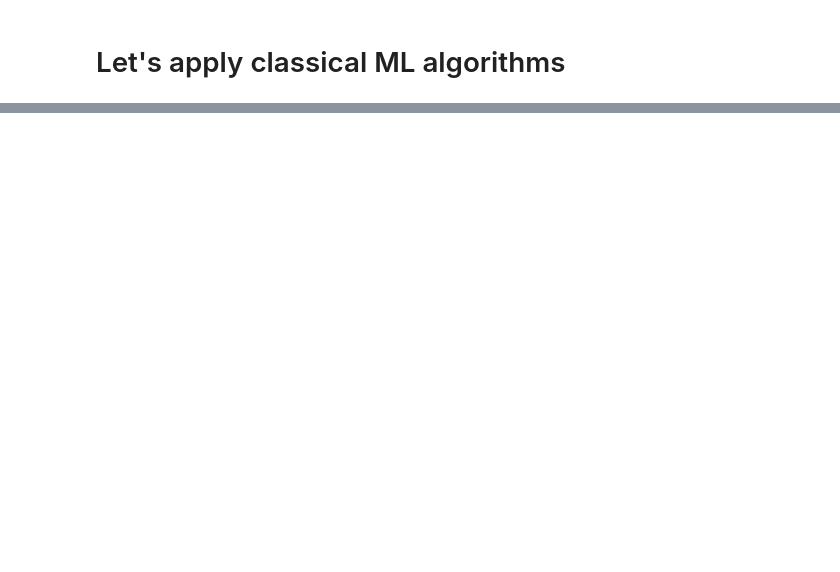
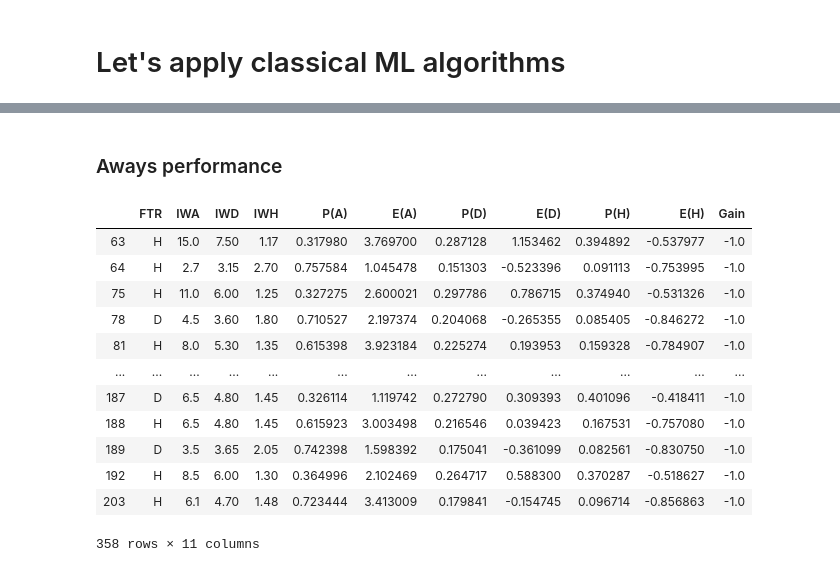
Before and after one commit to TheoGreg/BettingAI, a Jupyter notebook: Football/Premier_League_Analysis.ipynb, the cells around one changed output, grey strips where cells are left out. Drawn from its saved outputs; the diff is of its cells as text; code cells hidden in the pictures; blank space fills up the shorter version.

```diff
--- a/Football/Premier_League_Analysis.ipynb
+++ b/Football/Premier_League_Analysis.ipynb
@@ -367,0 +537,29 @@ Accuracy (test) for L2 logistic (Multinomial): 55.5%
+# %% [markdown]
+### Aways performance
+# %%
+#Selection of the aways
+away_floor = performance_df['E(A)'] > floor
+away_cap = performance_df['E(A)'] < cap
+selected_away = performance_df[away_floor & away_cap]
+
+#Computation of actual gains on aways
+selected_away['Gain'] = 0.0
+is_Away = selected_away['FTR'] == 'A'
+not_Away = selected_away['FTR'] != 'A'
+selected_away.loc[not_Away, 'Gain'] = -1.0
+selected_away.loc[is_Away, 'Gain'] = selected_away.loc[is_Away,'IWA'] - 1.0
+selected_away
+# %% [output]
+|  | FTR | IWA | IWD | IWH | P(A) | E(A) | P(D) | E(D) | P(H) | E(H) | Gain |
+| 63 | H | 15.0 | 7.50 | 1.17 | 0.317980 | 3.769700 | 0.287128 | 1.153462 | 0.394892 | -0.537977 | -1.0 |
+| 64 | H | 2.7 | 3.15 | 2.70 | 0.757584 | 1.045478 | 0.151303 | -0.523396 | 0.091113 | -0.753995 | -1.0 |
+| 75 | H | 11.0 | 6.00 | 1.25 | 0.327275 | 2.600021 | 0.297786 | 0.786715 | 0.374940 | -0.531326 | -1.0 |
+| 78 | D | 4.5 | 3.60 | 1.80 | 0.710527 | 2.197374 | 0.204068 | -0.265355 | 0.085405 | -0.846272 | -1.0 |
+| 81 | H | 8.0 | 5.30 | 1.35 | 0.615398 | 3.923184 | 0.225274 | 0.193953 | 0.159328 | -0.784907 | -1.0 |
+| ... | ... | ... | ... | ... | ... | ... | ... | ... | ... | ... | ... |
+| 187 | D | 6.5 | 4.80 | 1.45 | 0.326114 | 1.119742 | 0.272790 | 0.309393 | 0.401096 | -0.418411 | -1.0 |
+| 188 | H | 6.5 | 4.80 | 1.45 | 0.615923 | 3.003498 | 0.216546 | 0.039423 | 0.167531 | -0.757080 | -1.0 |
+| 189 | D | 3.5 | 3.65 | 2.05 | 0.742398 | 1.598392 | 0.175041 | -0.361099 | 0.082561 | -0.830750 | -1.0 |
+| 192 | H | 8.5 | 6.00 | 1.30 | 0.364996 | 2.102469 | 0.264717 | 0.588300 | 0.370287 | -0.518627 | -1.0 |
+| 203 | H | 6.1 | 4.70 | 1.48 | 0.723444 | 3.413009 | 0.179841 | -0.154745 | 0.096714 | -0.856863 | -1.0 |
+358 rows × 11 columns
```
Also changed, not shown: parts of 34 cells of this notebook.
